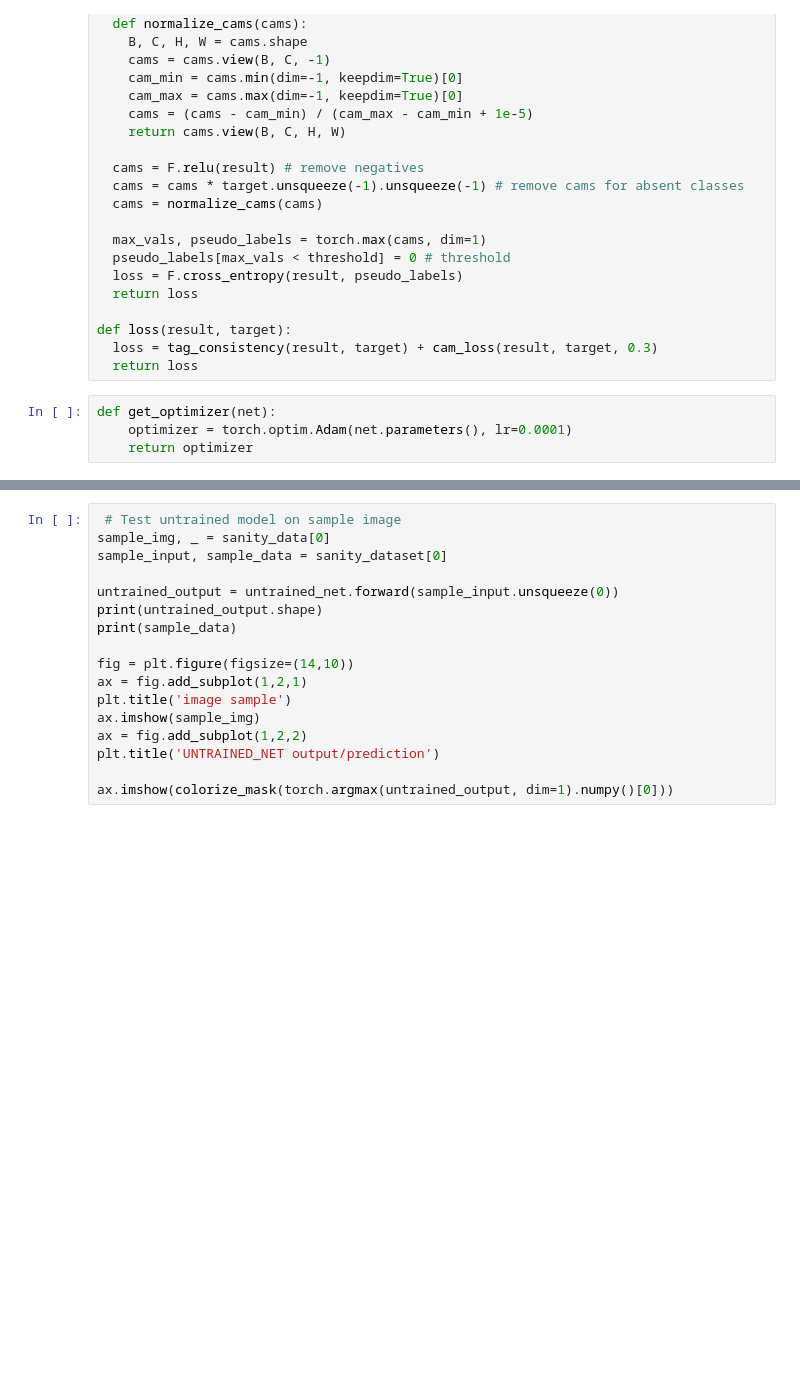
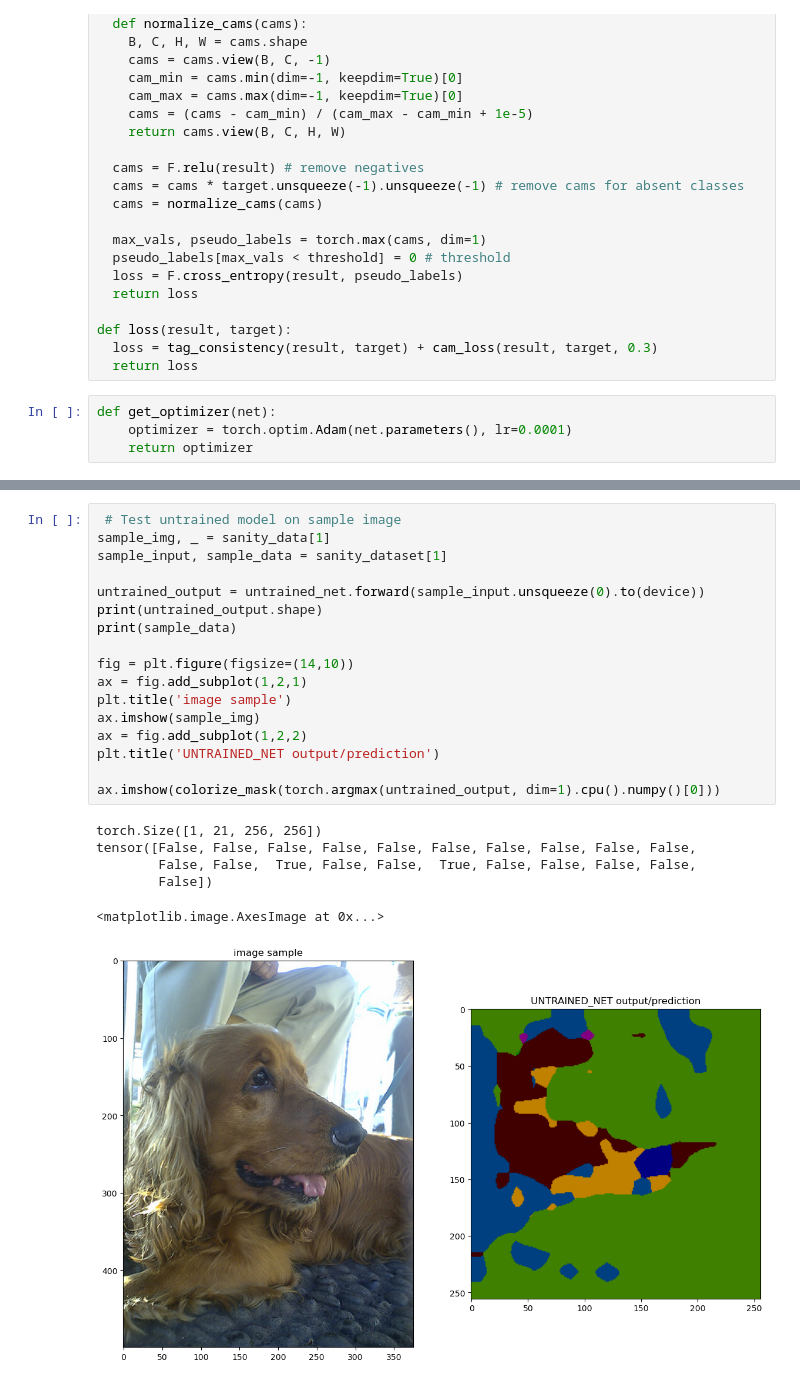
Before and after one commit to tofuuuuuuu/cs484-final-project, a Jupyter notebook: wsss.ipynb, the cells around one changed output, grey strips where cells are left out. Cells and saved outputs as stored; diff of their text form; blank space fills up the shorter version.

```diff
--- a/wsss.ipynb
+++ b/wsss.ipynb
@@ -364,18 +425,25 @@ for e in range(EPOCH):
 # %%
  # Test untrained model on sample image
-sample_img, _ = sanity_data[0]
-sample_input, sample_data = sanity_dataset[0]
+sample_img, _ = sanity_data[1]
+sample_input, sample_data = sanity_dataset[1]
 
-untrained_output = untrained_net.forward(sample_input.unsqueeze(0))
+untrained_output = untrained_net.forward(sample_input.unsqueeze(0).to(device))
 print(untrained_output.shape)
 print(sample_data)
 
 fig = plt.figure(figsize=(14,10))
 ax = fig.add_subplot(1,2,1)
 plt.title('image sample')
 ax.imshow(sample_img)
 ax = fig.add_subplot(1,2,2)
 plt.title('UNTRAINED_NET output/prediction')
 
-ax.imshow(colorize_mask(torch.argmax(untrained_output, dim=1).numpy()[0]))
+ax.imshow(colorize_mask(torch.argmax(untrained_output, dim=1).cpu().numpy()[0]))
+# %% [output]
+torch.Size([1, 21, 256, 256])
+tensor([False, False, False, False, False, False, False, False, False, False,
+        False, False,  True, False, False,  True, False, False, False, False,
+        False])
+<matplotlib.image.AxesImage at 0x...>
+[figure, added]
 # %%
```
Also changed, not shown: parts of 6 cells of this notebook.
